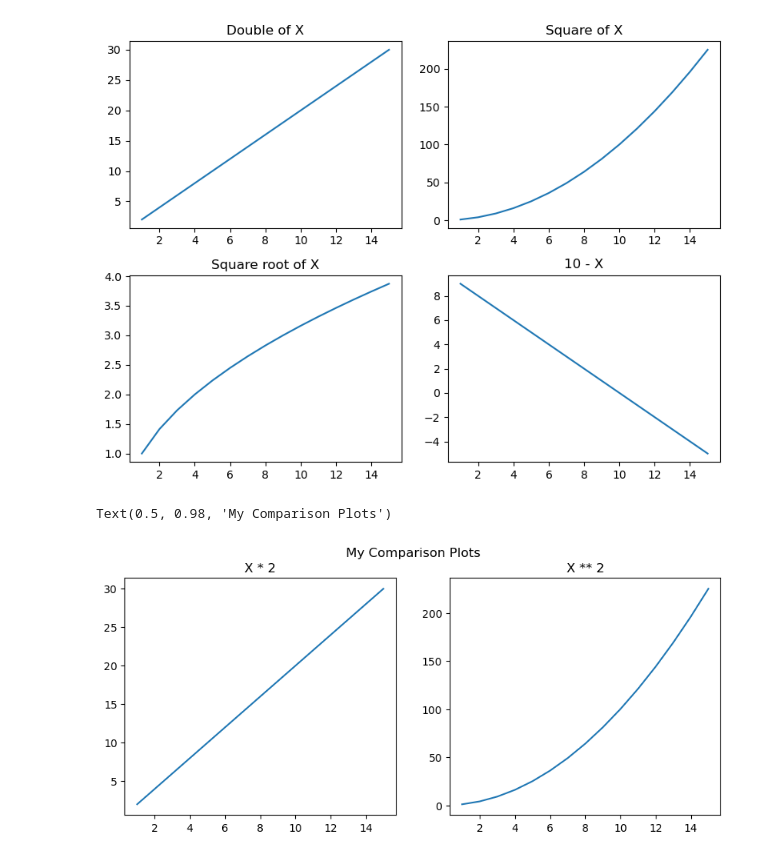
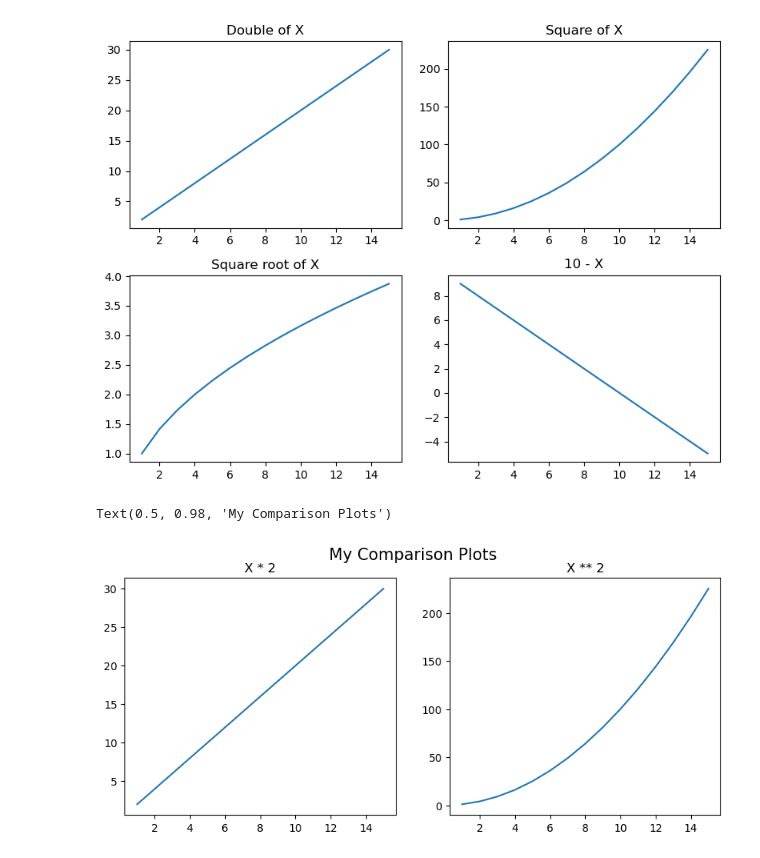
Before and after one commit to NaimulHasanEmon/Data-Science-Course-Contents, a Jupyter notebook: Matplotlib/07_Subplots.ipynb, the cells around one changed output. Saved outputs shown, nothing was run; the diff lists cells and outputs as text; code cells hidden in the pictures.

```diff
--- a/Matplotlib/07_Subplots.ipynb
+++ b/Matplotlib/07_Subplots.ipynb
@@ -185,12 +185,12 @@ plt.tight_layout()
 # %%
 fig, axs = plt.subplots(1, 2, figsize=(10, 4))
 axs[0].plot(x, y1)
 axs[0].set_title("X * 2")
 
 axs[1].plot(x, y2)
 axs[1].set_title("X ** 2")
 
-fig.suptitle("My Comparison Plots")
+fig.suptitle("My Comparison Plots", fontsize=15)
 # %% [output]
 Text(0.5, 0.98, 'My Comparison Plots')
-[figure, old version]
+[figure, new version]
```
Also changed, not shown: 8 other files.
